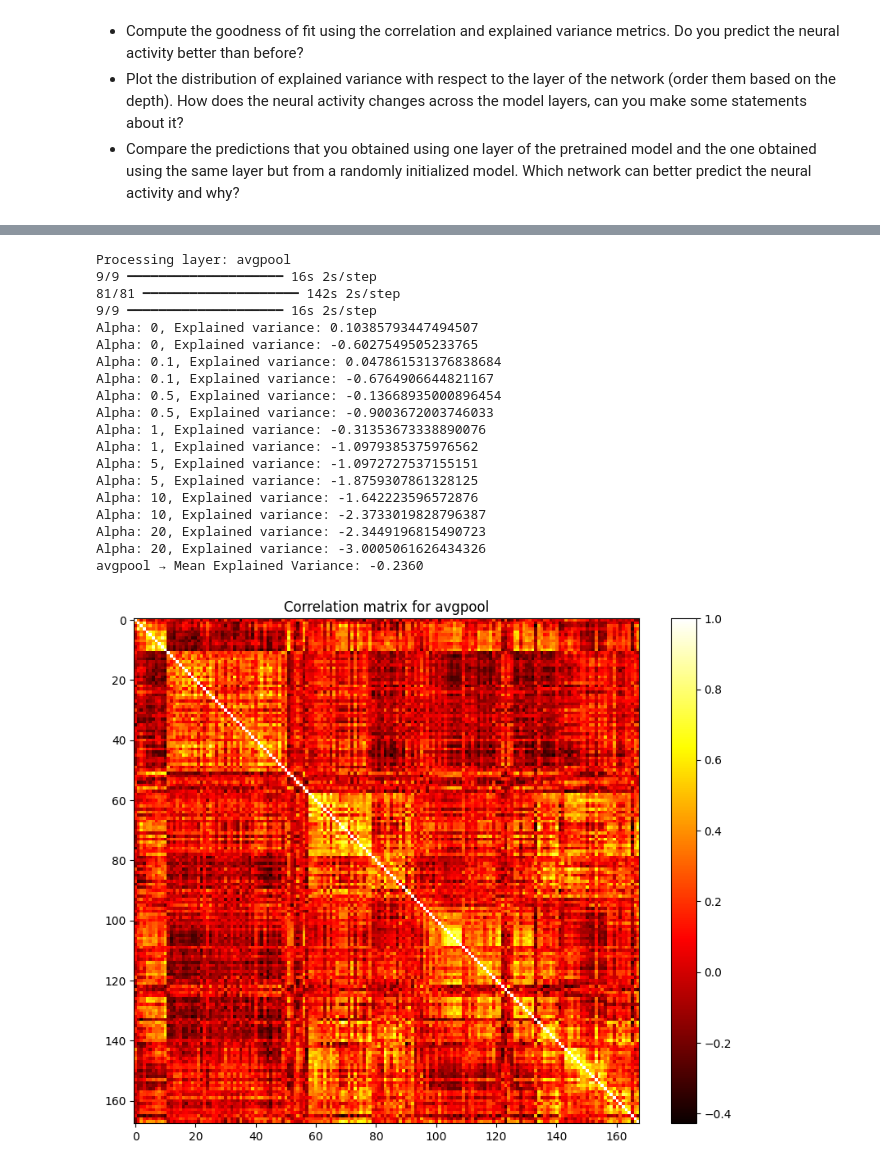
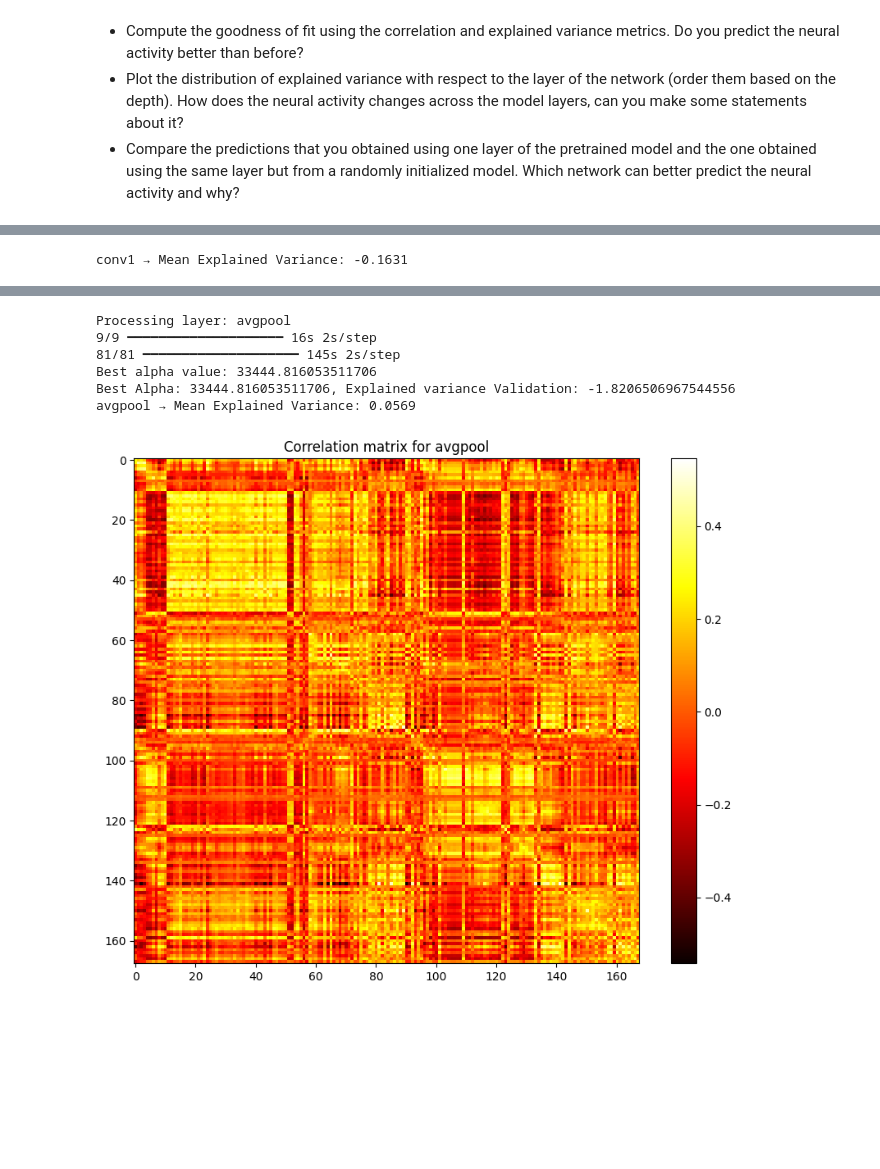
Before and after one commit to GuilhermeCosta-Ferreira/BLCI_G21, a Jupyter notebook: week6.ipynb, the cells around one changed output, grey strips where cells are left out. Drawn from its saved outputs; the diff is of its cells as text; code cells hidden in the pictures; blank space fills up the shorter version.

```diff
--- a/week6.ipynb
+++ b/week6.ipynb
@@ -416,6 +585,30 @@ As you have seen in the class, the underlying hypothesis of task-driven modeling
+# %%
+# 6. Evaluate
+ev = explained_variance_score(spikes_val, preds, multioutput='raw_values')
+mean_ev = ev.mean()
+
+print(f"{layer_name} → Mean Explained Variance: {mean_ev:.4f}")
+# %% [output]
+conv1 → Mean Explained Variance: -0.1631
+# %%
+print(spikes_val.shape)
+print(preds.shape)
+
+# display the correlation matrix of the predictions vs the spikes_val
+correlation_matrix = np.corrcoef(spikes_val.T, preds.T)[:spikes_val.shape[1], spikes_val.shape[1]:]
+plt.figure(figsize=(10, 8))
+plt.imshow(correlation_matrix, cmap='hot', interpolation='nearest')
+plt.colorbar()
+plt.title('Correlation matrix of predicted neurons')
+plt.xlabel('Predicted Neurons')
+plt.ylabel('True Neurons')
+plt.show()
 # %%
 # loop over the rest of the layers
 layer_pca_models = {}
+
+alphas = np.linspace(0, 1e7, 300)
+param_grid = {'alpha': alphas}
 
 for layer_name in layer_map.keys():
 
@@ -425,31 +618,27 @@ for layer_name in layer_map.keys():
     # 1. Extract test activations
     layer_test_acts = activation_model.predict(X_test_prep, batch_size=32)[layer_index]
     layer_train_acts = activation_model.predict(X_train_prep, batch_size=32)[layer_index]
-    layer_val_acts = activation_model.predict(X_test_prep, batch_size=32)[layer_index]
+    # layer_val_acts = activation_model.predict(X_test_prep, batch_size=32)[layer_index]
     flat_test = layer_test_acts.reshape(layer_test_acts.shape[0], -1)
     flat_train = layer_train_acts.reshape(layer_train_acts.shape[0], -1)
 
     pca = joblib.load(f'pca_{layer_name}.pkl')
     test_pca = pca.transform(flat_test)
     train_pca = pca.transform(flat_train)
-    alphas = [0,0.1,0.5,1,5,10,20]
-    best_alpha = 0
-    explained_variance_score_current = -1000
-    for alpha in alphas:
-        ridge = Ridge(alpha=alpha)
-        ridge.fit(train_pca, spikes_train)
-        predictions_val_ridge = ridge.predict(test_pca)
-        predictions_train_ridge = ridge.predict(train_pca)
-        print('Alpha: {}, Explained variance: {}'.format(alpha, explained_variance_score(predictions_train_ridge, spikes_train)))
-        print('Alpha: {}, Explained variance: {}'.format(alpha, explained_variance_score(predictions_val_ridge, spikes_val)))
-        if explained_variance_score(predictions_val_ridge, spikes_val) > explained_variance_score_current:
-            explained_variance_score_current = explained_variance_score(predictions_val_ridge, spikes_val)
-            best_alpha = alpha
 
+    # Use explained variance as the scoring metric
+    grid_search = GridSearchCV(ridge, param_grid, cv=5, scoring='explained_variance')
+    grid_search.fit(train_pca, spikes_train)
 
-        ridge = Ridge(alpha=best_alpha)
-        ridge.fit(train_pca, spikes_train)
+    best_alpha = grid_search.best_params_['alpha']
+    print('Best alpha value: {}'.format(best_alpha))
 
+    # Apply ridge regression with the best alpha value
+    ridge = Ridge(alpha=best_alpha)
+
+    ridge.fit(train_pca, spikes_train)
+
+    print('Best Alpha: {}, Explained variance Validation: {}'.format(best_alpha, explained_variance_score_current))
     # 5. Predict on test data using best alpha
     preds = ridge.predict(test_pca)
 
@@ -465,7 +654,8 @@ for layer_name in layer_map.keys():
     }
 
     # chceck the correlation metrics also of the predictions
-    correlation_matrix = np.corrcoef(preds.T)
+    correlation_matrix = np.corrcoef(spikes_val.T, preds.T)[:spikes_val.shape[1], spikes_val.shape[1]:]
+
     # plot the correlation matrix
     plt.figure(figsize=(10, 8))
     plt.imshow(correlation_matrix, cmap='hot', interpolation='nearest')
@@ -577,20 +702,7 @@ layer4 → Mean Explained Variance: 0.1512
 Processing layer: avgpool
 9/9 ━━━━━━━━━━━━━━━━━━━━ 16s 2s/step
-81/81 ━━━━━━━━━━━━━━━━━━━━ 142s 2s/step
-9/9 ━━━━━━━━━━━━━━━━━━━━ 16s 2s/step
-Alpha: 0, Explained variance: 0.10385793447494507
-Alpha: 0, Explained variance: -0.6027549505233765
-Alpha: 0.1, Explained variance: 0.047861531376838684
-Alpha: 0.1, Explained variance: -0.6764906644821167
-Alpha: 0.5, Explained variance: -0.13668935000896454
-Alpha: 0.5, Explained variance: -0.9003672003746033
-Alpha: 1, Explained variance: -0.31353673338890076
-Alpha: 1, Explained variance: -1.0979385375976562
-Alpha: 5, Explained variance: -1.0972727537155151
-Alpha: 5, Explained variance: -1.8759307861328125
-Alpha: 10, Explained variance: -1.642223596572876
-Alpha: 10, Explained variance: -2.3733019828796387
-Alpha: 20, Explained variance: -2.3449196815490723
-Alpha: 20, Explained variance: -3.0005061626434326
-avgpool → Mean Explained Variance: -0.2360
+81/81 ━━━━━━━━━━━━━━━━━━━━ 145s 2s/step
+Best alpha value: 33444.816053511706
+Best Alpha: 33444.816053511706, Explained variance Validation: -1.8206506967544556
+avgpool → Mean Explained Variance: 0.0569
-[figure, old version]
+[figure, new version]
```
Also changed, not shown: parts of 16 cells of this notebook, 7 other files.
